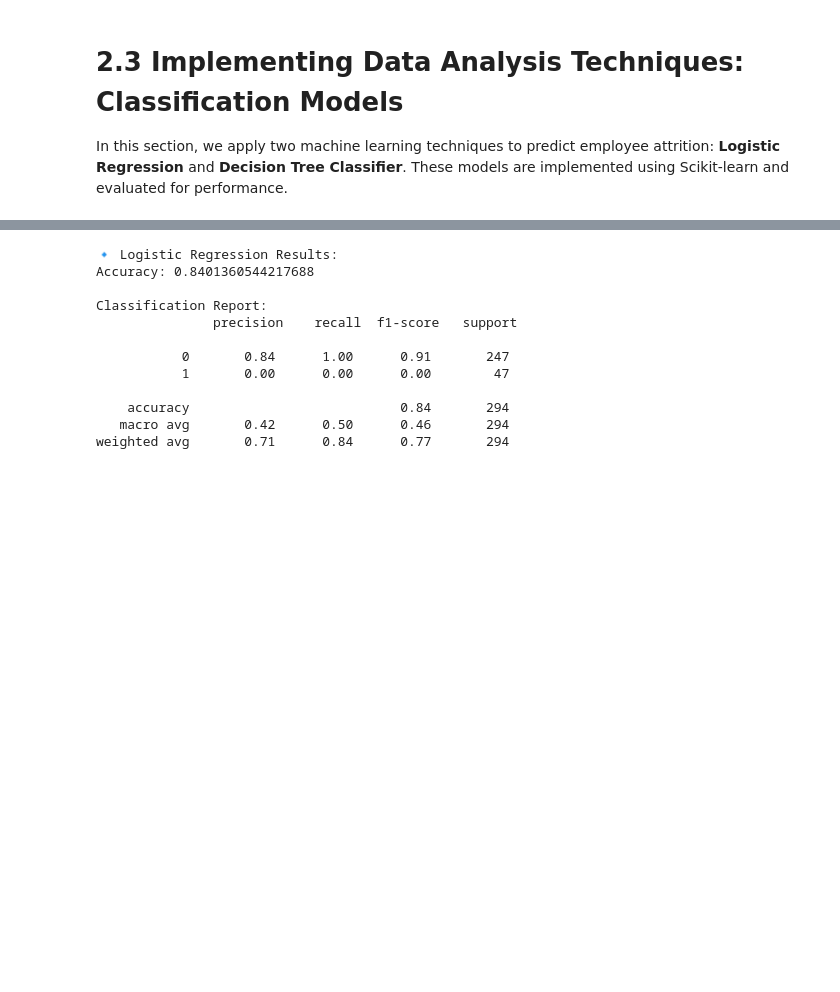
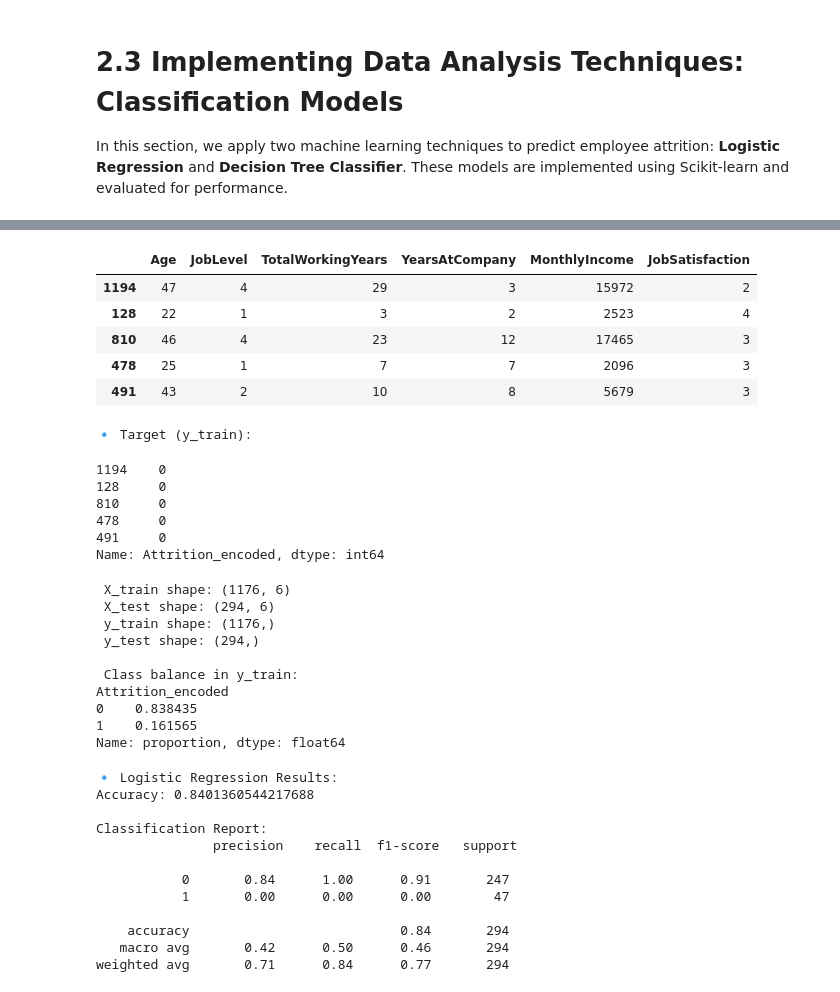
Before and after one commit to Shema774/CapstoneHR, a Jupyter notebook: jupyter_notebooks/data_investigation.ipynb, the cells around one changed output, grey strips where cells are left out. Cells and saved outputs as stored; diff of their text form; code cells hidden in the pictures; blank space fills up the shorter version.

```diff
--- a/jupyter_notebooks/data_investigation.ipynb
+++ b/jupyter_notebooks/data_investigation.ipynb
@@ -665,20 +714,42 @@ to the HR data to uncover insights about employee pay and attrition patterns.
 
 In this section, we apply two machine learning techniques to predict employee attrition: **Logistic Regression** and **Decision Tree Classifier**. These models are implemented using Scikit-learn and evaluated for performance.
 # %%
+# Step 1: Install scikit-learn
 %pip install scikit-learn
 
+# Step 2: Import required modules for modeling and preprocessing
 from sklearn.model_selection import train_test_split
 from sklearn.preprocessing import LabelEncoder
 
-# Encode categorical target variable
+
+# Step 3: Encode the target variable 'Attrition' into binary format
 label_encoder = LabelEncoder()
-df['Attrition_encoded'] = label_encoder.fit_transform(df['Attrition'])  # Yes=1, No=0
+df['Attrition_encoded'] = label_encoder.fit_transform(df['Attrition'])  # Yes → 1 (employee left), No → 0 (employee stayed)
 
-# Select features and target
+
+# Step 4: Define features and target variable for model training
 features = ['Age', 'JobLevel', 'TotalWorkingYears', 'YearsAtCompany', 'MonthlyIncome', 'JobSatisfaction']
 X = df[features]
 y = df['Attrition_encoded']
 
-# Split into train and test sets (80% train, 20% test)
+# Step 5: Split into train and test sets (80% train, 20% test)
 X_train, X_test, y_train, y_test = train_test_split(X, y, test_size=0.2, random_state=42, stratify=y)
+# Stratified sampling preserves class distribution in both sets
+
+# Step 6: Sanity check: Show first 5 rows of features and target
+print("🔹 Features (X_train):")
+display(X_train.head())
+
+print("\n🔹 Target (y_train):")
+display(y_train.head())
+
+# Step 7:  Check the shape of train/test splits
+print(f"\n X_train shape: {X_train.shape}")
+print(f" X_test shape: {X_test.shape}")
+print(f" y_train shape: {y_train.shape}")
+print(f" y_test shape: {y_test.shape}")
+
+#Step 8:  Check class balance in y_train
+print("\n Class balance in y_train:")
+print(y_train.value_counts(normalize=True))
 # %% [output]
@@ -691,3 +763,26 @@ Note: you may need to restart the kernel to use updated packages.
+|  | Age | JobLevel | TotalWorkingYears | YearsAtCompany | MonthlyIncome | JobSatisfaction |
+| 1194 | 47 | 4 | 29 | 3 | 15972 | 2 |
+| 128 | 22 | 1 | 3 | 2 | 2523 | 4 |
+| 810 | 46 | 4 | 23 | 12 | 17465 | 3 |
+| 478 | 25 | 1 | 7 | 7 | 2096 | 3 |
+| 491 | 43 | 2 | 10 | 8 | 5679 | 3 |
+🔹 Target (y_train):
+1194    0
+128     0
+810     0
+478     0
+491     0
+Name: Attrition_encoded, dtype: int64
+ X_train shape: (1176, 6)
+ X_test shape: (294, 6)
+ y_train shape: (1176,)
+ y_test shape: (294,)
+
+ Class balance in y_train:
+Attrition_encoded
+0    0.838435
+1    0.161565
+Name: proportion, dtype: float64
 # %%
 from sklearn.linear_model import LogisticRegression
 from sklearn.metrics import accuracy_score, confusion_matrix, classification_report
```
Also changed, not shown: parts of 3 cells of this notebook.
